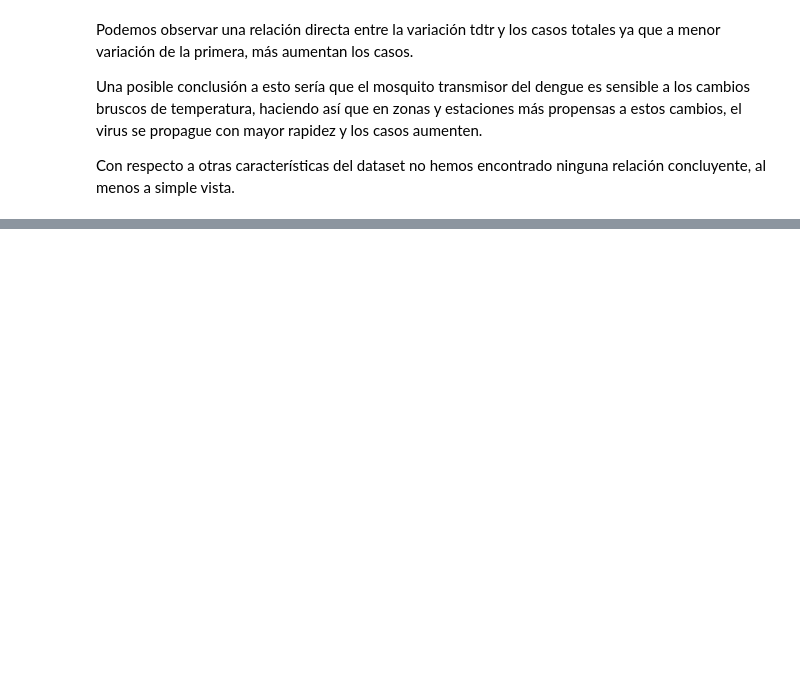
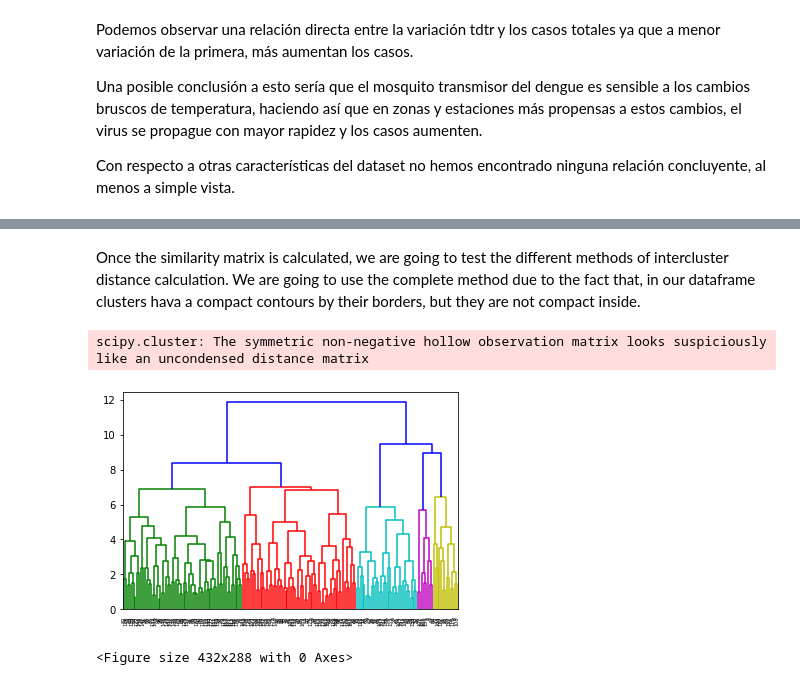
Before and after one commit to eduardez/Machine-Learning-ESI, a Jupyter notebook: ELM_Iquitos(00_03)L.ipynb, the cells around one changed output, grey strips where cells are left out. Drawn from its saved outputs; the diff is of its cells as text; code cells hidden in the pictures; blank space fills up the shorter version.

```diff
--- a/ELM_Iquitos(00_03)L.ipynb
+++ b/ELM_Iquitos(00_03)L.ipynb
@@ -855,0 +874,6 @@ Con respecto a otras características del dataset no hemos encontrado ninguna re
+# %%
+hier_dist = sklearn.neighbors.DistanceMetric.get_metric('euclidean')
+hier_matrix = hier_dist.pairwise(new_pca_components)
+
+plot = px.imshow(hier_matrix)
+plot.show()
@@ -855,0 +882,16 @@ Con respecto a otras características del dataset no hemos encontrado ninguna re
+# %% [markdown]
+Once the similarity matrix is calculated, we are going to test the different methods of intercluster distance calculation. We are going to use the complete method due to the fact that, in our dataframe clusters hava a compact contours by their borders, but they are not compact inside.
+# %%
+#@title Distance Method {run: "auto"}
+distance_method = 'complete' #@param ["single", "complete", "average", "weighted", "centroid", "median", "ward"] {allow-input: false}
+
+clusters = cluster.hierarchy.linkage(hier_matrix, method = distance_method)
+
+dend = cluster.hierarchy.dendrogram(clusters)
+
+f = plt.figure()
+plt.show()
+# %% [output]
+scipy.cluster: The symmetric non-negative hollow observation matrix looks suspiciously like an uncondensed distance matrix
+[figure, added]
+<Figure size 432x288 with 0 Axes>
```
Also changed, not shown: parts of 17 cells of this notebook.
